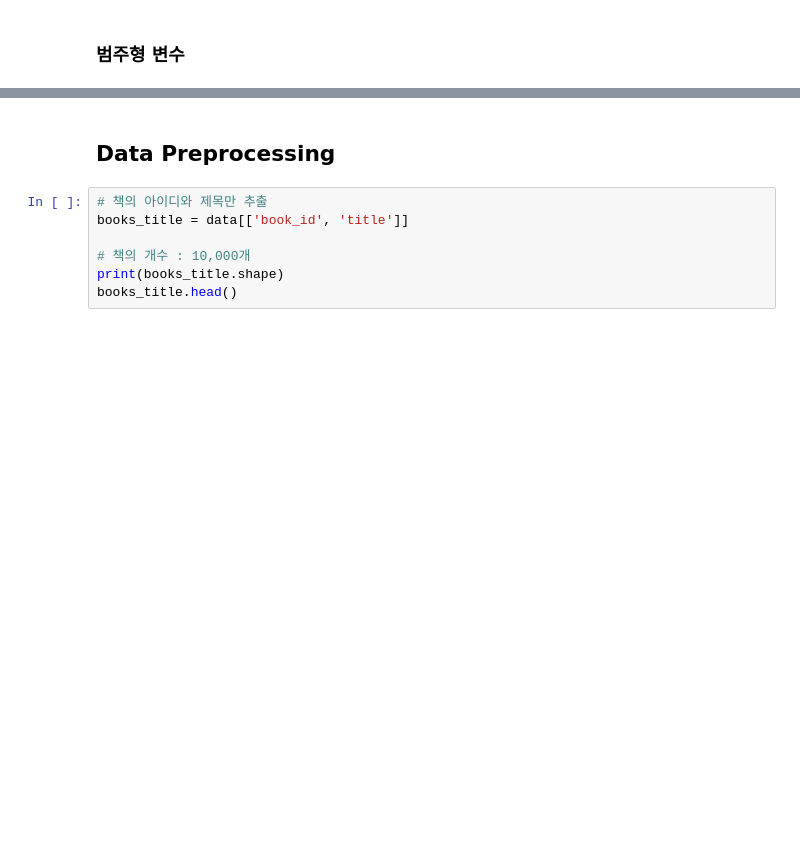
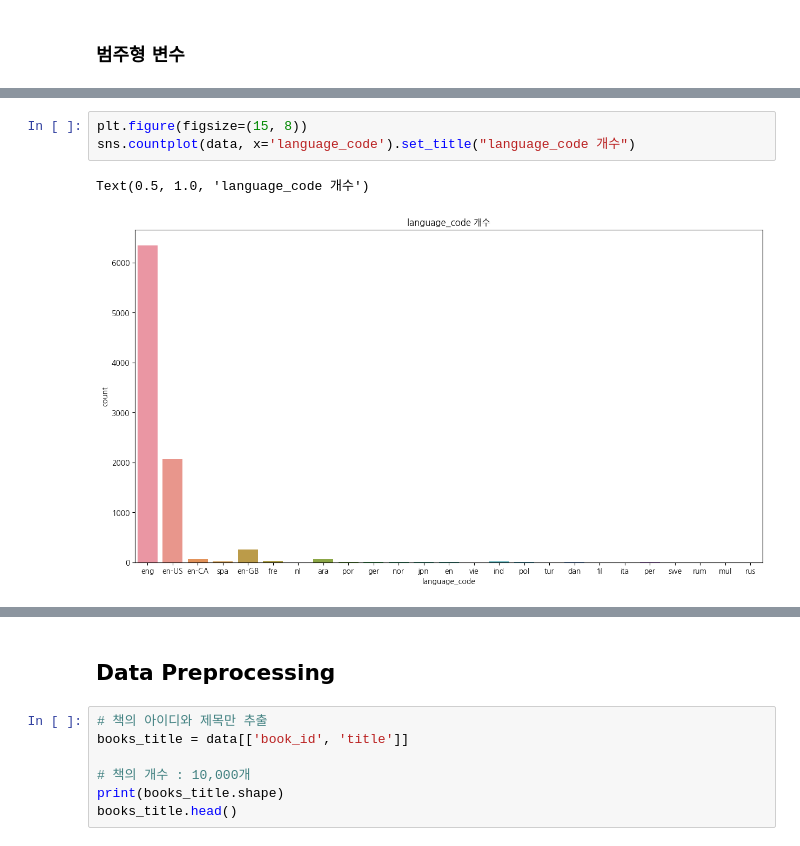
Before and after one commit to wumusill/Kaggul, a Jupyter notebook: recommend_with_tfidf.ipynb, the cells around one changed output, grey strips where cells are left out. Drawn from its saved outputs; the diff is of its cells as text; blank space fills up the shorter version.

```diff
--- a/recommend_with_tfidf.ipynb
+++ b/recommend_with_tfidf.ipynb
@@ -73,0 +117,6 @@ data.describe(include="O")
+# %%
+plt.figure(figsize=(15, 8))
+sns.countplot(data, x='language_code').set_title("language_code 개수")
+# %% [output]
+Text(0.5, 1.0, 'language_code 개수')
+[figure, added]
```
Also changed, not shown: parts of 15 cells of this notebook.
